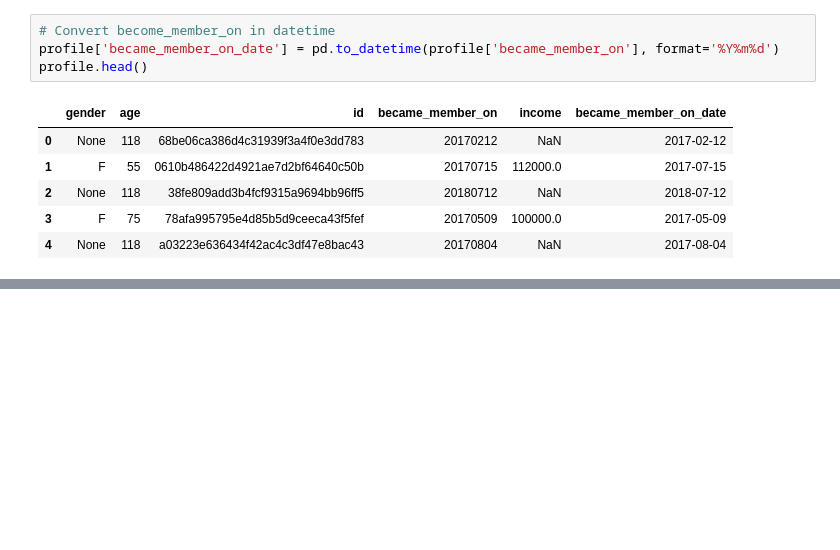
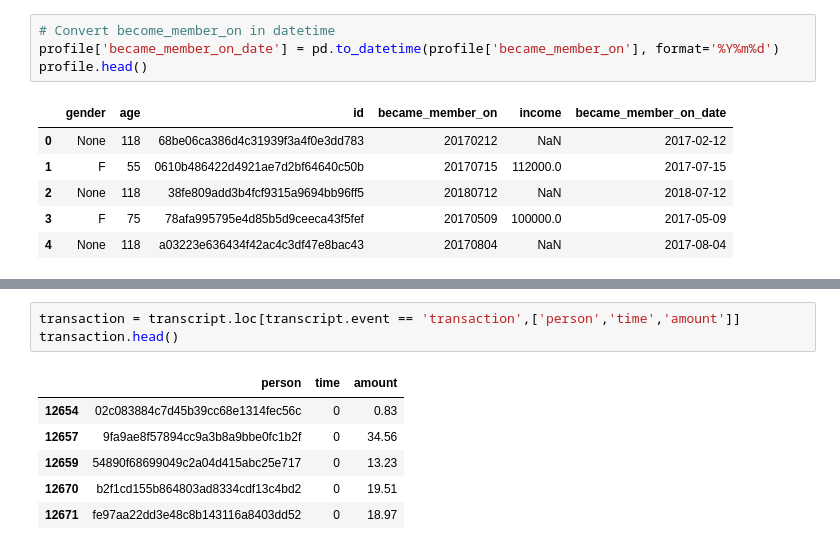
Before and after one commit to Sawy89/dsnd_starbucks_capstone, a Jupyter notebook: Starbucks_Capstone_notebook.ipynb, the cells around one changed output, grey strips where cells are left out. Cells and saved outputs as stored; diff of their text form; blank space fills up the shorter version.

```diff
--- a/Starbucks_Capstone_notebook.ipynb
+++ b/Starbucks_Capstone_notebook.ipynb
@@ -231,0 +248,10 @@ transcript.head()
+# %%
+transaction = transcript.loc[transcript.event == 'transaction',['person','time','amount']]
+transaction.head()
+# %% [output]
+|  | person | time | amount |
+| 12654 | 02c083884c7d45b39cc68e1314fec56c | 0 | 0.83 |
+| 12657 | 9fa9ae8f57894cc9a3b8a9bbe0fc1b2f | 0 | 34.56 |
+| 12659 | 54890f68699049c2a04d415abc25e717 | 0 | 13.23 |
+| 12670 | b2f1cd155b864803ad8334cdf13c4bd2 | 0 | 19.51 |
+| 12671 | fe97aa22dd3e48c8b143116a8403dd52 | 0 | 18.97 |
```
Also changed, not shown: parts of 3 cells of this notebook.
